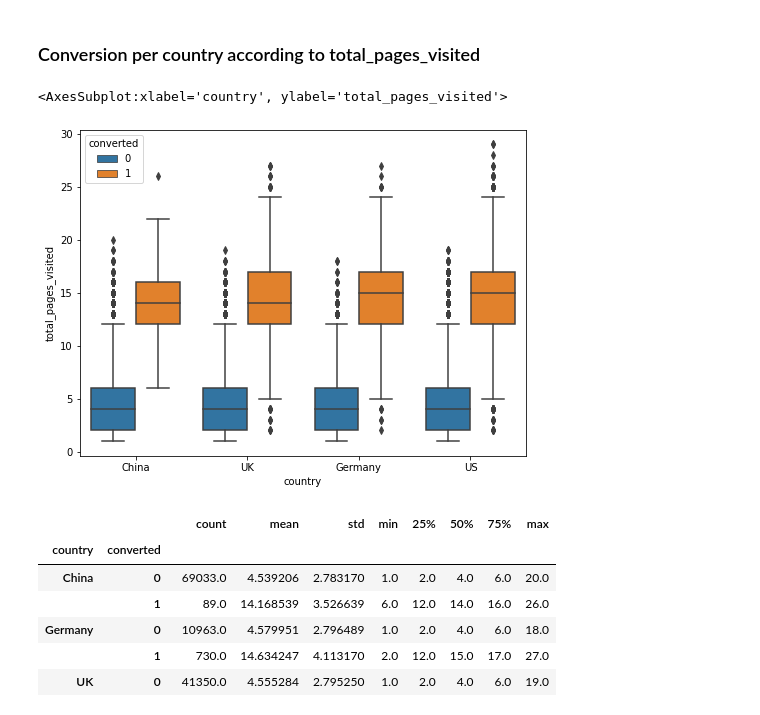
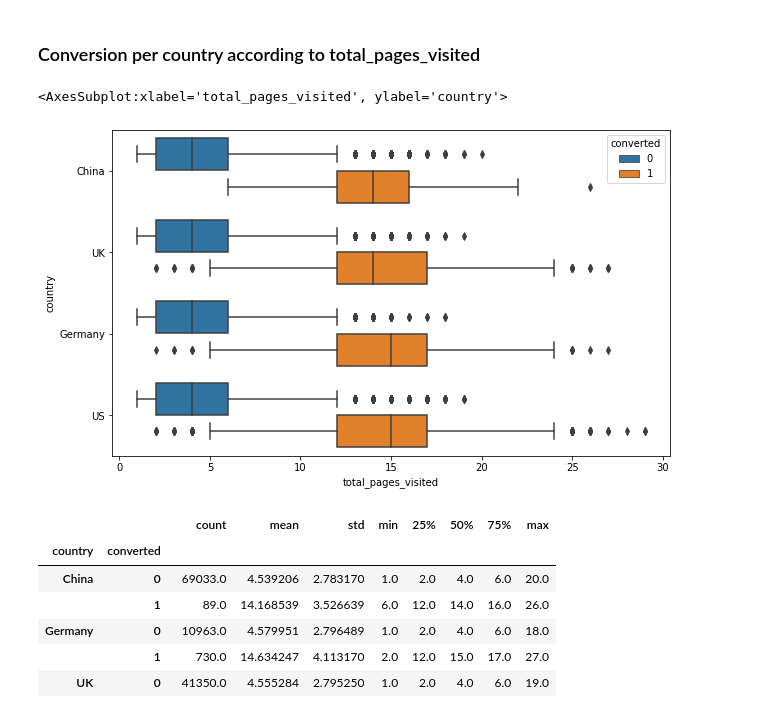
Before and after one commit to pattypooh/pez-jedha, a Jupyter notebook: 05-conversion-rate/notebooks/01-eda.ipynb, the cells around one changed output. Drawn from its saved outputs; the diff is of its cells as text; code cells hidden in the pictures.

```diff
--- a/05-conversion-rate/notebooks/01-eda.ipynb
+++ b/05-conversion-rate/notebooks/01-eda.ipynb
@@ -32,6 +32,7 @@ pio.templates.default = "jedha"
 from IPython.display import display
 
 import seaborn as sns
+sns.set_theme()
 # %% [markdown]
 ## 1. EDA
 # %%
@@ -146,0 +151,2 @@ plt.legend(title='Converted')
+# %%
+sns.set_theme(style="ticks", font_scale=1.25)
@@ -148,11 +160,11 @@ plt.legend(title='Converted')
 ### Conversion per country according to total_pages_visited
 # %%
 #plt.figure(figsize=(10,6))
-fig, axes = plt.subplots(figsize=(8,6))
-sns.boxplot(x='country', y='total_pages_visited', hue='converted',data=data)
+fig, axes = plt.subplots(figsize=(10,6))
+sns.boxplot(y='country', x='total_pages_visited', hue='converted',data=data)
 # %% [output]
-<AxesSubplot:xlabel='country', ylabel='total_pages_visited'>
+<AxesSubplot:xlabel='total_pages_visited', ylabel='country'>
-[figure, old version]
+[figure, new version]
 # %%
 data.groupby(['country','converted'])['total_pages_visited'].describe()
 # %% [output]
```
Also changed, not shown: parts of 12 cells of this notebook.
